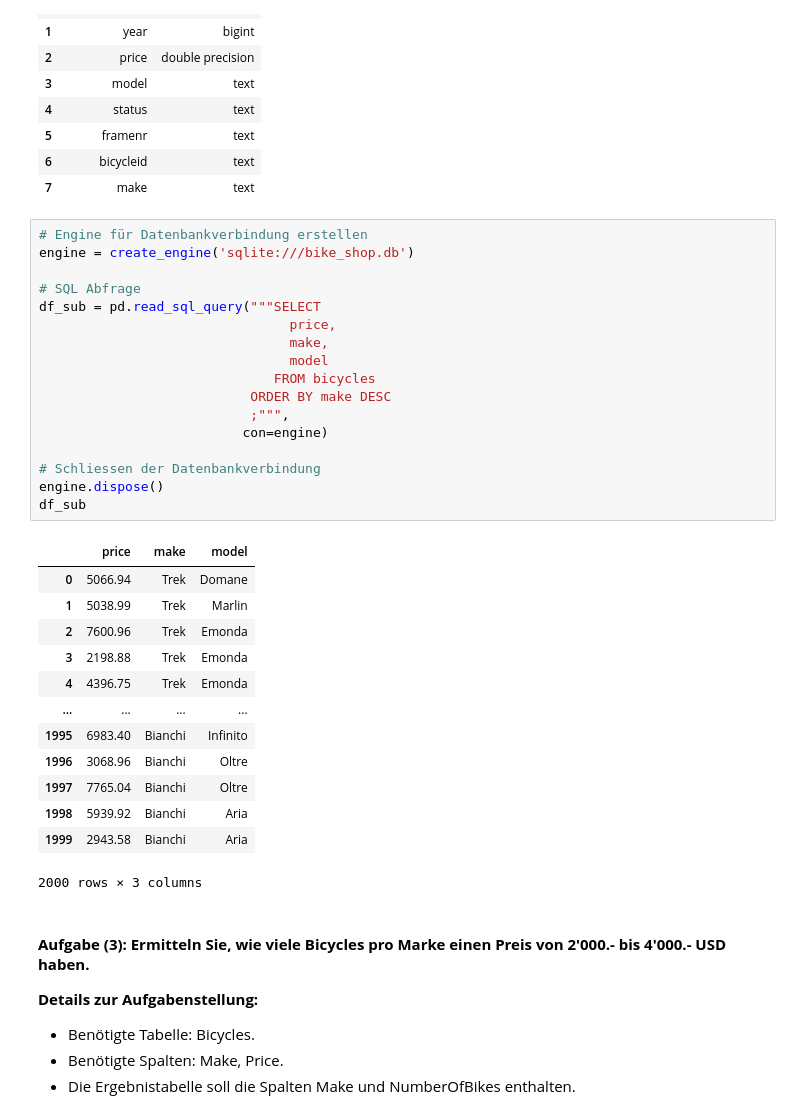
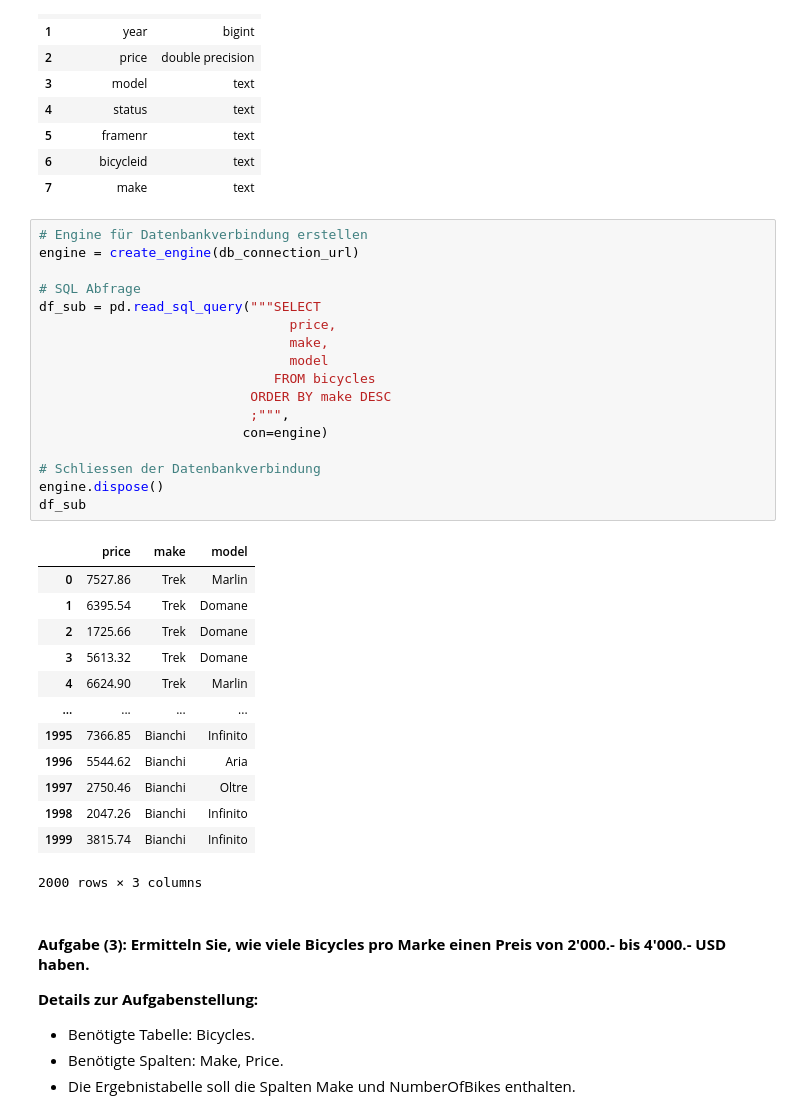
Before and after one commit to migifor-forstmi4/python_postgresql_pgadmin, a Jupyter notebook: Leistungsnachweis 1/AP01_Mgmt_Nutzung_Relationale_Daten.ipynb, the cells around one changed output. Cells and saved outputs as stored; diff of their text form.

```diff
--- a/Leistungsnachweis 1/AP01_Mgmt_Nutzung_Relationale_Daten.ipynb
+++ b/Leistungsnachweis 1/AP01_Mgmt_Nutzung_Relationale_Daten.ipynb
@@ -299,34 +301,34 @@ df_sub
 | 7 | make | text |
 # %%
 # Engine für Datenbankverbindung erstellen
-engine = create_engine('sqlite:///bike_shop.db')
+engine = create_engine(db_connection_url)
 
 # SQL Abfrage
 df_sub = pd.read_sql_query("""SELECT
                                 price,
                                 make,
                                 model
                               FROM bicycles
                            ORDER BY make DESC
                            ;""",
                           con=engine)
 
 # Schliessen der Datenbankverbindung
 engine.dispose()
 df_sub
 # %% [output]
 |  | price | make | model |
-| 0 | 5066.94 | Trek | Domane |
-| 1 | 5038.99 | Trek | Marlin |
-| 2 | 7600.96 | Trek | Emonda |
-| 3 | 2198.88 | Trek | Emonda |
-| 4 | 4396.75 | Trek | Emonda |
+| 0 | 7527.86 | Trek | Marlin |
+| 1 | 6395.54 | Trek | Domane |
+| 2 | 1725.66 | Trek | Domane |
+| 3 | 5613.32 | Trek | Domane |
+| 4 | 6624.90 | Trek | Marlin |
 | ... | ... | ... | ... |
-| 1995 | 6983.40 | Bianchi | Infinito |
-| 1996 | 3068.96 | Bianchi | Oltre |
-| 1997 | 7765.04 | Bianchi | Oltre |
-| 1998 | 5939.92 | Bianchi | Aria |
-| 1999 | 2943.58 | Bianchi | Aria |
+| 1995 | 7366.85 | Bianchi | Infinito |
+| 1996 | 5544.62 | Bianchi | Aria |
+| 1997 | 2750.46 | Bianchi | Oltre |
+| 1998 | 2047.26 | Bianchi | Infinito |
+| 1999 | 3815.74 | Bianchi | Infinito |
 2000 rows × 3 columns
 # %% [markdown]
 #### <b>Aufgabe (3): Ermitteln Sie, wie viele Bicycles pro Marke einen Preis von 2'000.- bis 4'000.- USD haben.</b>
```
Also changed, not shown: parts of 3 cells of this notebook.
